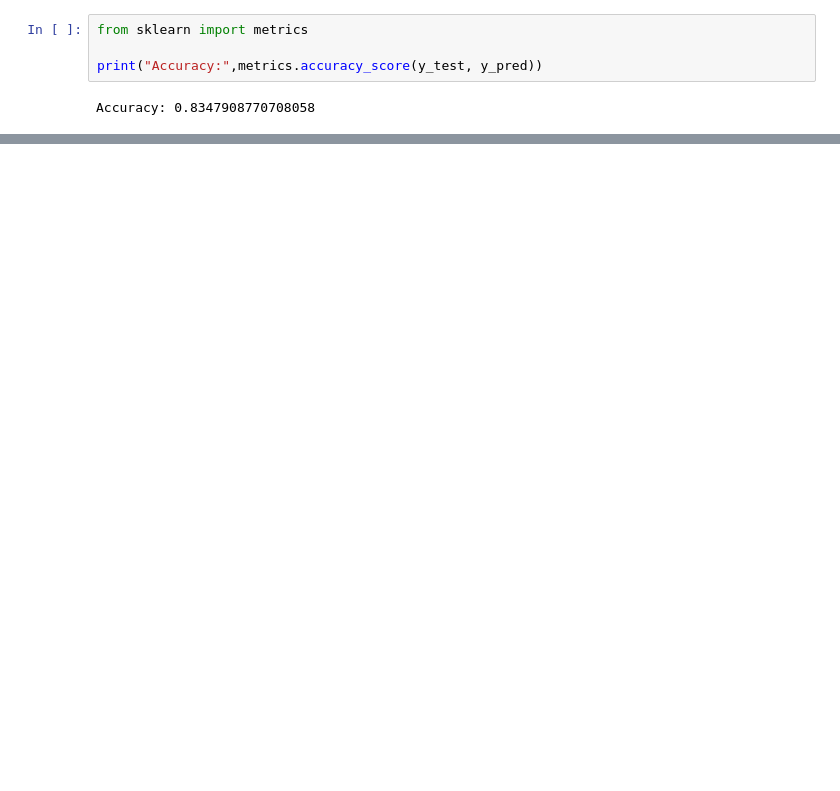
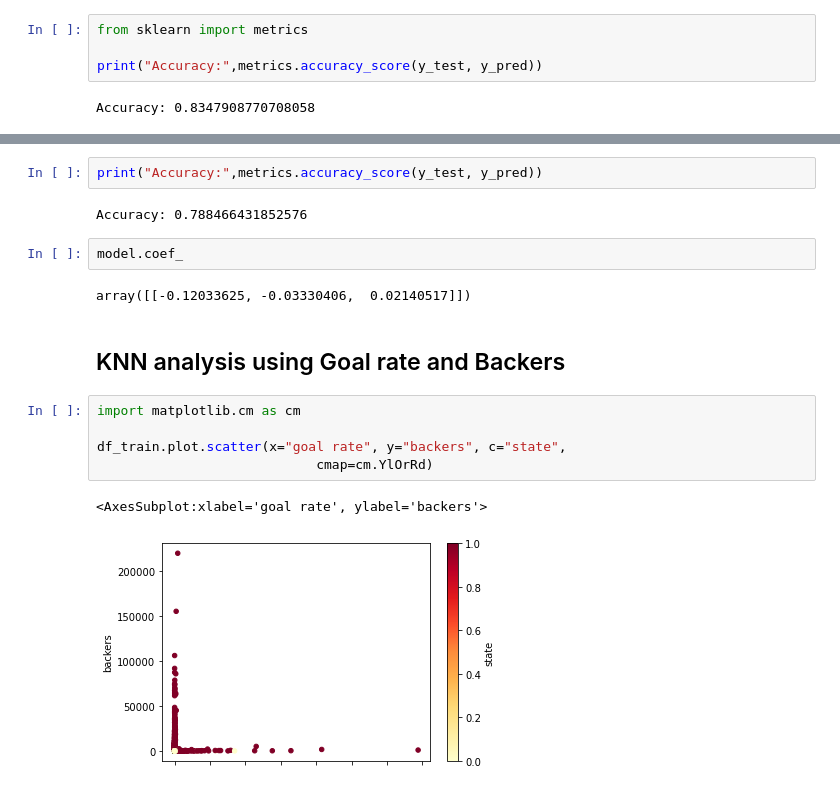
Before and after one commit to rgiron1/CS-105-finalProject, a Jupyter notebook: FinalProject.ipynb, the cells around one changed output, grey strips where cells are left out. Drawn from its saved outputs; the diff is of its cells as text; blank space fills up the shorter version.

```diff
--- a/FinalProject.ipynb
+++ b/FinalProject.ipynb
@@ -384,0 +411,18 @@ Accuracy: 0.8347908770708058
+# %%
+print("Accuracy:",metrics.accuracy_score(y_test, y_pred))
+# %% [output]
+Accuracy: 0.788466431852576
+# %%
+model.coef_
+# %% [output]
+array([[-0.12033625, -0.03330406,  0.02140517]])
+# %% [markdown]
+## KNN analysis using Goal rate and Backers
+# %%
+import matplotlib.cm as cm
+
+df_train.plot.scatter(x="goal rate", y="backers", c="state",
+                            cmap=cm.YlOrRd)
+# %% [output]
+<AxesSubplot:xlabel='goal rate', ylabel='backers'>
+[figure, added]
```
Also changed, not shown: parts of 27 cells of this notebook.
